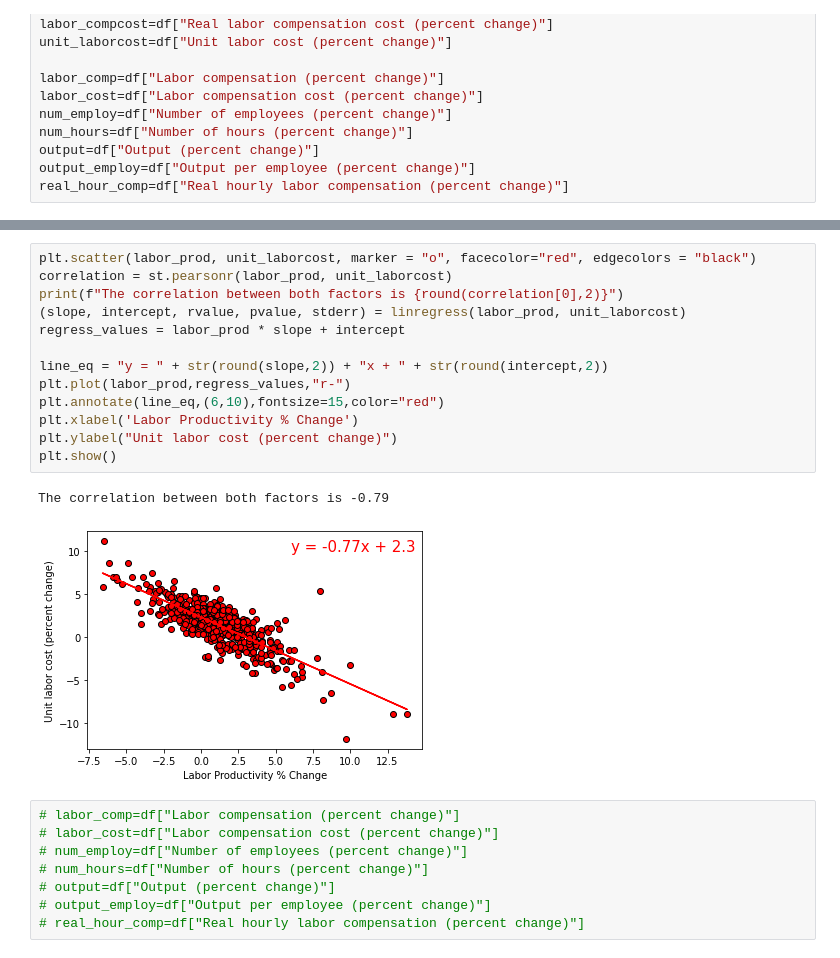
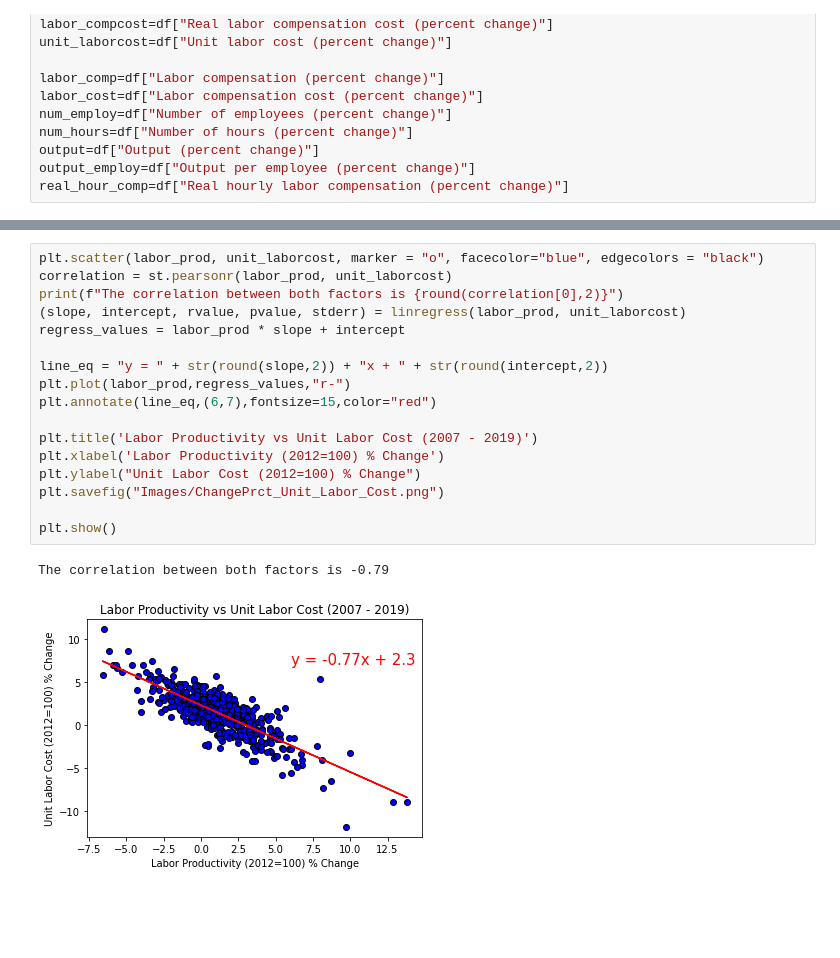
Before and after one commit to Blashford/Next-Factory-ACME, a Jupyter notebook: Comparisons .ipynb, the cells around one changed output, grey strips where cells are left out. Saved outputs shown, nothing was run; the diff lists cells and outputs as text; blank space fills up the shorter version.

```diff
--- a/Comparisons .ipynb
+++ b/Comparisons .ipynb
@@ -183,25 +207,21 @@ The correlation between both factors is -0.16
 # %%
-plt.scatter(labor_prod, unit_laborcost, marker = "o", facecolor="red", edgecolors = "black")
+plt.scatter(labor_prod, unit_laborcost, marker = "o", facecolor="blue", edgecolors = "black")
 correlation = st.pearsonr(labor_prod, unit_laborcost)
 print(f"The correlation between both factors is {round(correlation[0],2)}")
 (slope, intercept, rvalue, pvalue, stderr) = linregress(labor_prod, unit_laborcost)
 regress_values = labor_prod * slope + intercept
 
 line_eq = "y = " + str(round(slope,2)) + "x + " + str(round(intercept,2))
 plt.plot(labor_prod,regress_values,"r-")
-plt.annotate(line_eq,(6,10),fontsize=15,color="red")
-plt.xlabel('Labor Productivity % Change')
-plt.ylabel("Unit labor cost (percent change)")
+plt.annotate(line_eq,(6,7),fontsize=15,color="red")
+
+plt.title('Labor Productivity vs Unit Labor Cost (2007 - 2019)')
+plt.xlabel('Labor Productivity (2012=100) % Change')
+plt.ylabel("Unit Labor Cost (2012=100) % Change")
+plt.savefig("Images/ChangePrct_Unit_Labor_Cost.png")
+
 plt.show()
 # %% [output]
 The correlation between both factors is -0.79
-[figure, old version]
+[figure, new version]
-# %%
-# labor_comp=df["Labor compensation (percent change)"]
-# labor_cost=df["Labor compensation cost (percent change)"]
-# num_employ=df["Number of employees (percent change)"]
-# num_hours=df["Number of hours (percent change)"]
-# output=df["Output (percent change)"]
-# output_employ=df["Output per employee (percent change)"]
-# real_hour_comp=df["Real hourly labor compensation (percent change)"]
 # %%
```
Also changed, not shown: parts of 14 cells of this notebook, 22 other files.
